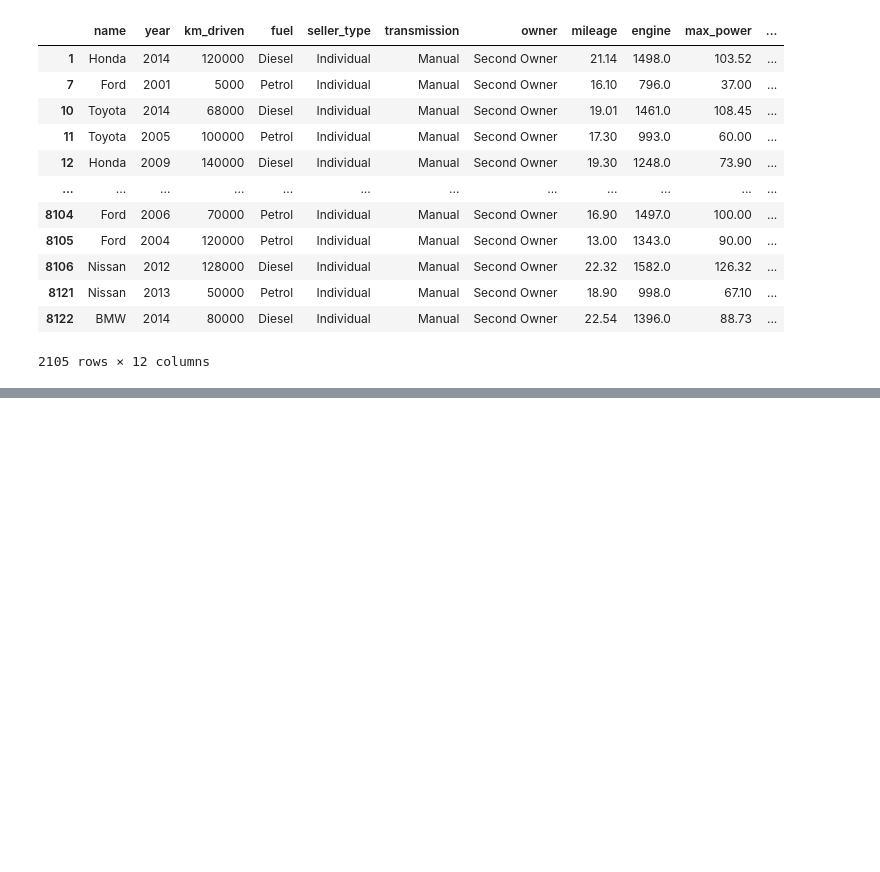
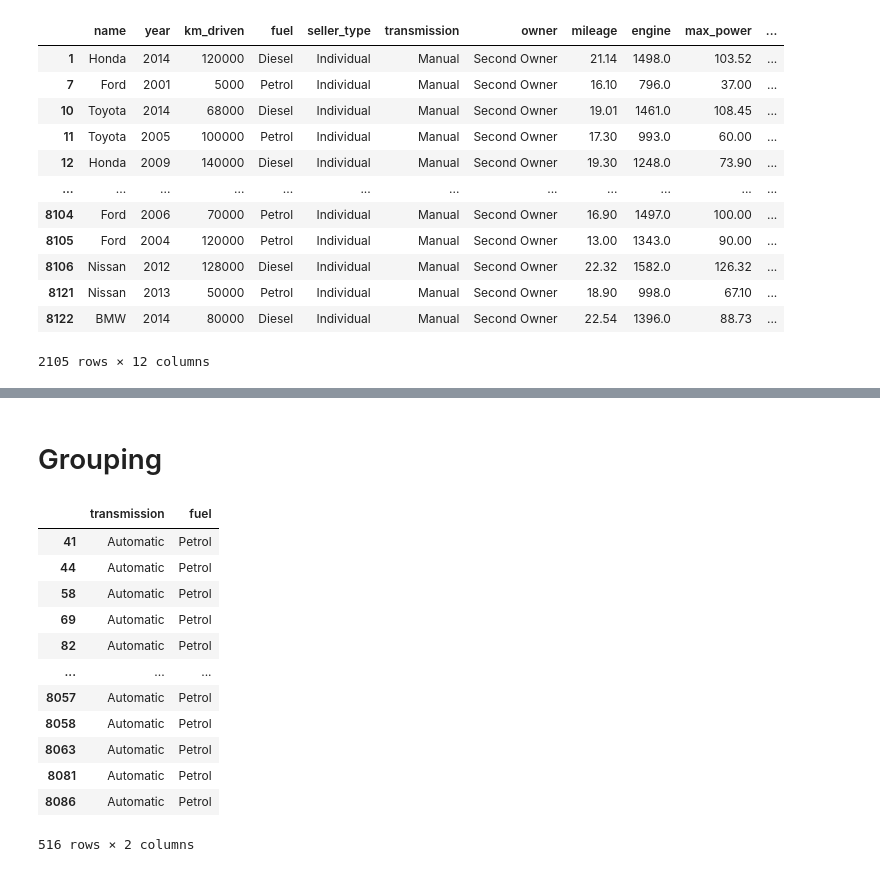
Before and after one commit to MohamedAbdelmaboud/ML, a Jupyter notebook: Pandas/pandas.ipynb, the cells around one changed output, grey strips where cells are left out. Saved outputs shown, nothing was run; the diff lists cells and outputs as text; code cells hidden in the pictures; blank space fills up the shorter version.

```diff
--- a/Pandas/pandas.ipynb
+++ b/Pandas/pandas.ipynb
@@ -350,0 +434,5 @@ df[filt]
+# %%
+df['km_driven'].add(10)
+df['km_driven'].sub(10)
+df['km_driven'].div(10)
+df['km_driven'].mul(10) # some functions
@@ -350,0 +452,21 @@ df[filt]
+# %% [markdown]
+# Grouping
+# %%
+# very important
+trans_group=df.groupby(['transmission','fuel'])
+result=trans_group.get_group(('Automatic','Petrol'))
+result[['transmission','fuel']]
+# %% [output]
+|  | transmission | fuel |
+| 41 | Automatic | Petrol |
+| 44 | Automatic | Petrol |
+| 58 | Automatic | Petrol |
+| 69 | Automatic | Petrol |
+| 82 | Automatic | Petrol |
+| ... | ... | ... |
+| 8057 | Automatic | Petrol |
+| 8058 | Automatic | Petrol |
+| 8063 | Automatic | Petrol |
+| 8081 | Automatic | Petrol |
+| 8086 | Automatic | Petrol |
+516 rows × 2 columns
```
Also changed, not shown: parts of 20 cells of this notebook, 1 other file.
